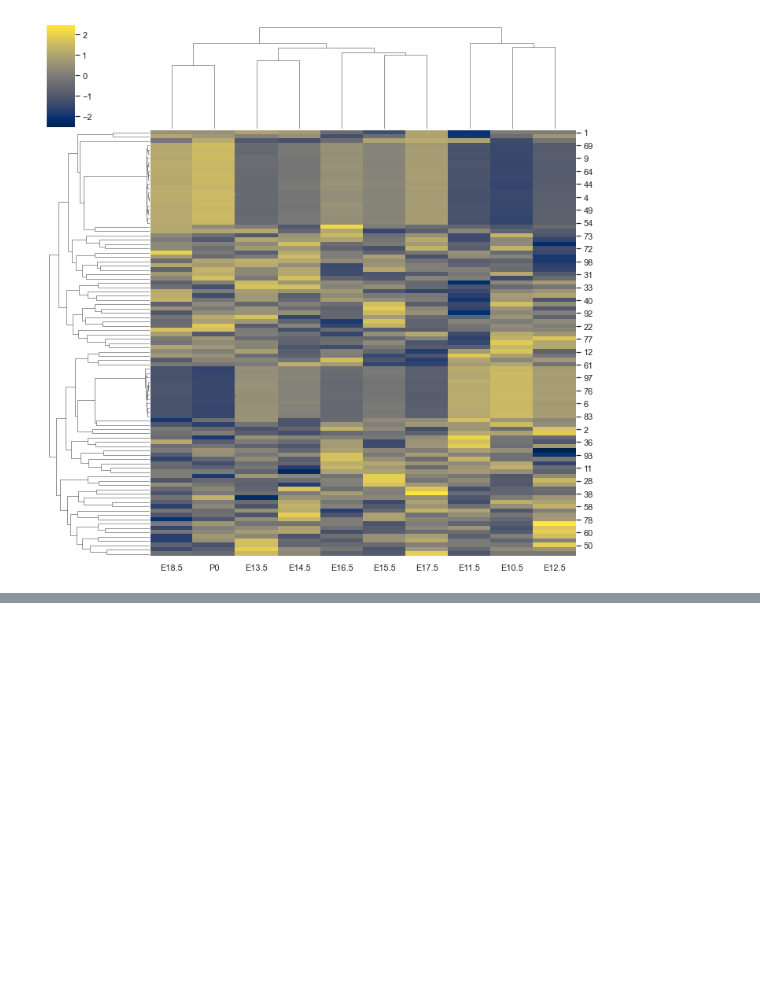
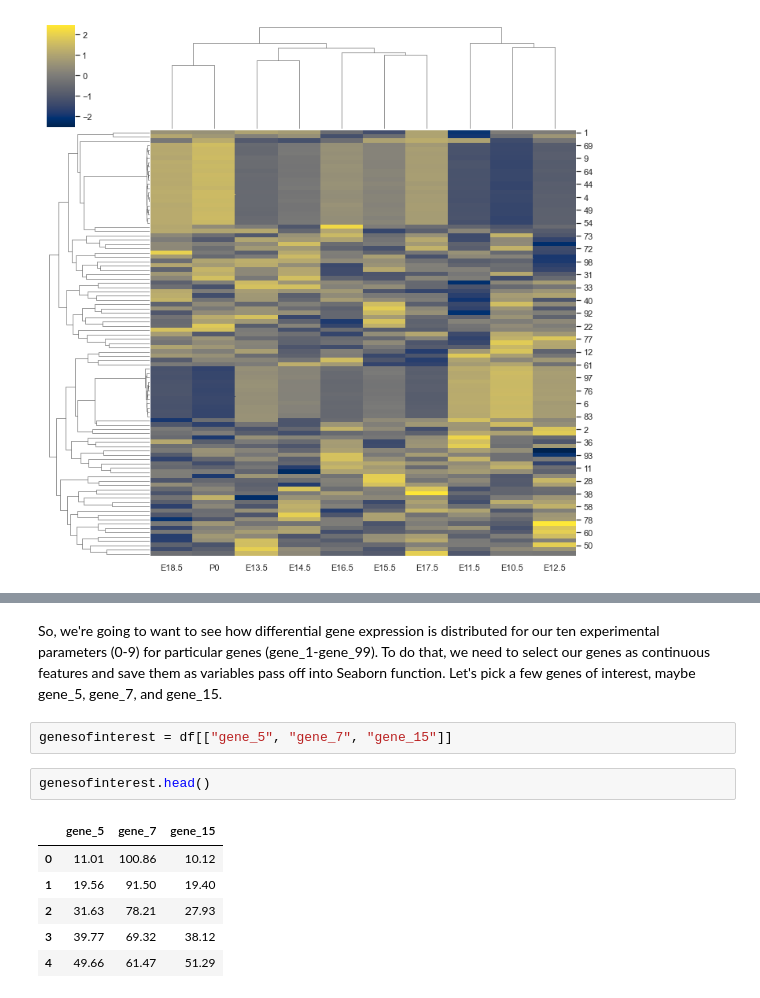
Before and after one commit to kwendt3/Fourier, a Jupyter notebook: RNAseq.ipynb, the cells around one changed output, grey strips where cells are left out. Cells and saved outputs as stored; diff of their text form; blank space fills up the shorter version.

```diff
--- a/RNAseq.ipynb
+++ b/RNAseq.ipynb
@@ -61,0 +84,13 @@ g = sns.clustermap(rows, z_score=0, cmap='cividis', xticklabels=y_axis_labels)
+# %% [markdown]
+So, we're going to want to see how differential gene expression is distributed for our ten experimental parameters (0-9) for particular genes (gene_1-gene_99).  To do that, we need to select our genes as continuous features and save them as variables pass off into Seaborn function.  Let's pick a few genes of interest, maybe gene_5, gene_7, and gene_15.
+# %%
+genesofinterest = df[["gene_5", "gene_7", "gene_15"]]
+# %%
+genesofinterest.head()
+# %% [output]
+|  | gene_5 | gene_7 | gene_15 |
+| 0 | 11.01 | 100.86 | 10.12 |
+| 1 | 19.56 | 91.50 | 19.40 |
+| 2 | 31.63 | 78.21 | 27.93 |
+| 3 | 39.77 | 69.32 | 38.12 |
+| 4 | 49.66 | 61.47 | 51.29 |
```
Also changed, not shown: parts of 10 cells of this notebook.
